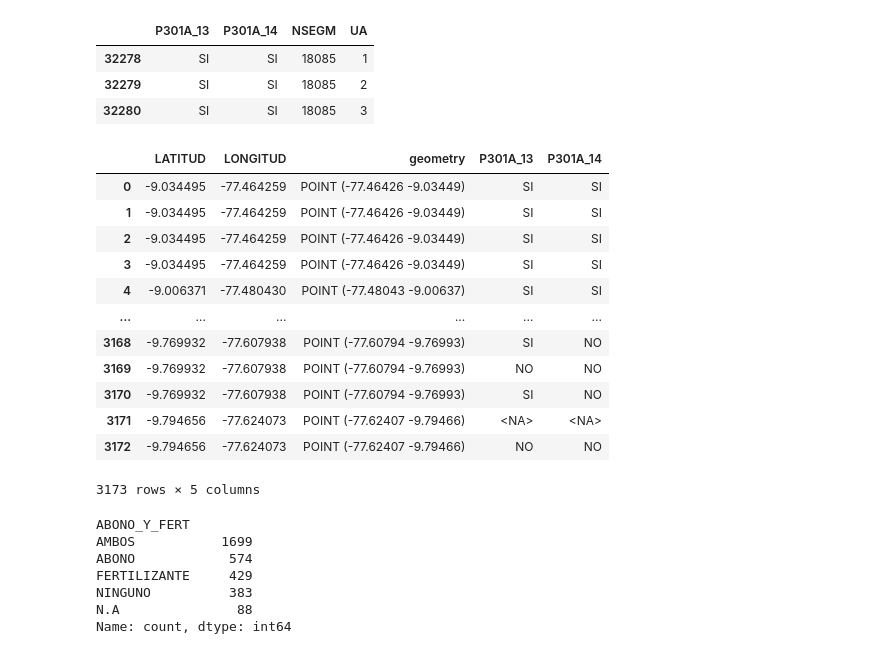
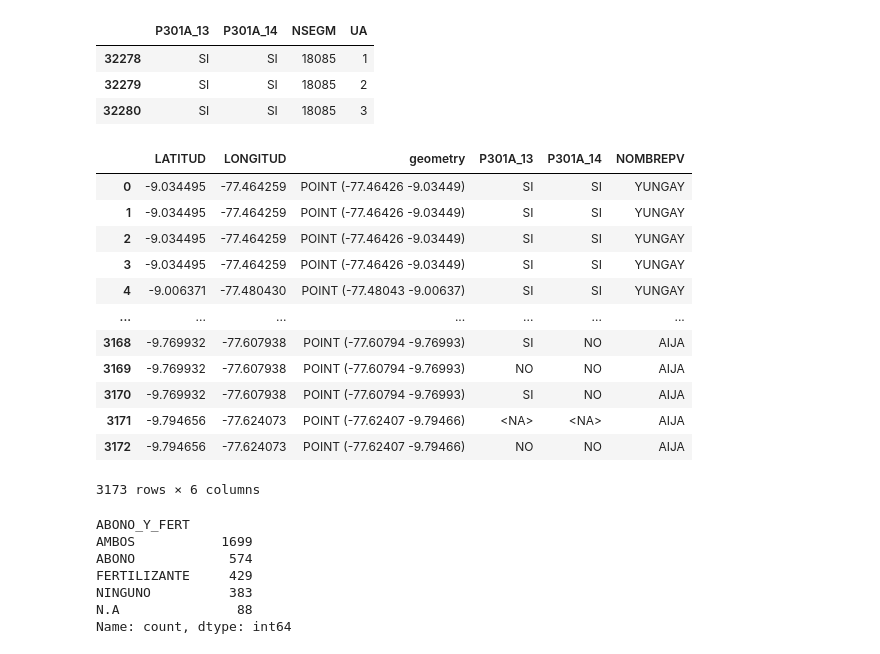
Before and after one commit to matiasrg/Proyecto-PCDA, a Jupyter notebook: scripts/04_CAP300AB.ipynb, the cells around one changed output. Cells and saved outputs as stored; diff of their text form; code cells hidden in the pictures.

```diff
--- a/scripts/04_CAP300AB.ipynb
+++ b/scripts/04_CAP300AB.ipynb
@@ -244,22 +244,22 @@ abono_fert_merge = pd.merge(
     how = "outer"
 )
 # %%
-abono_fert_merge = abono_fert_merge[["LATITUD", "LONGITUD", "geometry", "P301A_13", "P301A_14"]]
+abono_fert_merge = abono_fert_merge[["LATITUD", "LONGITUD", "geometry", "P301A_13", "P301A_14", "NOMBREPV"]]
 abono_fert_merge
 # %% [output]
-|  | LATITUD | LONGITUD | geometry | P301A_13 | P301A_14 |
-| 0 | -9.034495 | -77.464259 | POINT (-77.46426 -9.03449) | SI | SI |
-| 1 | -9.034495 | -77.464259 | POINT (-77.46426 -9.03449) | SI | SI |
-| 2 | -9.034495 | -77.464259 | POINT (-77.46426 -9.03449) | SI | SI |
-| 3 | -9.034495 | -77.464259 | POINT (-77.46426 -9.03449) | SI | SI |
-| 4 | -9.006371 | -77.480430 | POINT (-77.48043 -9.00637) | SI | SI |
-| ... | ... | ... | ... | ... | ... |
-| 3168 | -9.769932 | -77.607938 | POINT (-77.60794 -9.76993) | SI | NO |
-| 3169 | -9.769932 | -77.607938 | POINT (-77.60794 -9.76993) | NO | NO |
-| 3170 | -9.769932 | -77.607938 | POINT (-77.60794 -9.76993) | SI | NO |
-| 3171 | -9.794656 | -77.624073 | POINT (-77.62407 -9.79466) | <NA> | <NA> |
-| 3172 | -9.794656 | -77.624073 | POINT (-77.62407 -9.79466) | NO | NO |
+|  | LATITUD | LONGITUD | geometry | P301A_13 | P301A_14 | NOMBREPV |
+| 0 | -9.034495 | -77.464259 | POINT (-77.46426 -9.03449) | SI | SI | YUNGAY |
+| 1 | -9.034495 | -77.464259 | POINT (-77.46426 -9.03449) | SI | SI | YUNGAY |
+| 2 | -9.034495 | -77.464259 | POINT (-77.46426 -9.03449) | SI | SI | YUNGAY |
+| 3 | -9.034495 | -77.464259 | POINT (-77.46426 -9.03449) | SI | SI | YUNGAY |
+| 4 | -9.006371 | -77.480430 | POINT (-77.48043 -9.00637) | SI | SI | YUNGAY |
+| ... | ... | ... | ... | ... | ... | ... |
+| 3168 | -9.769932 | -77.607938 | POINT (-77.60794 -9.76993) | SI | NO | AIJA |
+| 3169 | -9.769932 | -77.607938 | POINT (-77.60794 -9.76993) | NO | NO | AIJA |
+| 3170 | -9.769932 | -77.607938 | POINT (-77.60794 -9.76993) | SI | NO | AIJA |
+| 3171 | -9.794656 | -77.624073 | POINT (-77.62407 -9.79466) | <NA> | <NA> | AIJA |
+| 3172 | -9.794656 | -77.624073 | POINT (-77.62407 -9.79466) | NO | NO | AIJA |
-3173 rows × 5 columns
+3173 rows × 6 columns
 # %%
 condiciones_abono_fert = [
     ((abono_fert_merge["P301A_13"] == "SI") & (abono_fert_merge["P301A_14"] == "NO")).fillna(False),
```
Also changed, not shown: parts of 6 cells of this notebook.
